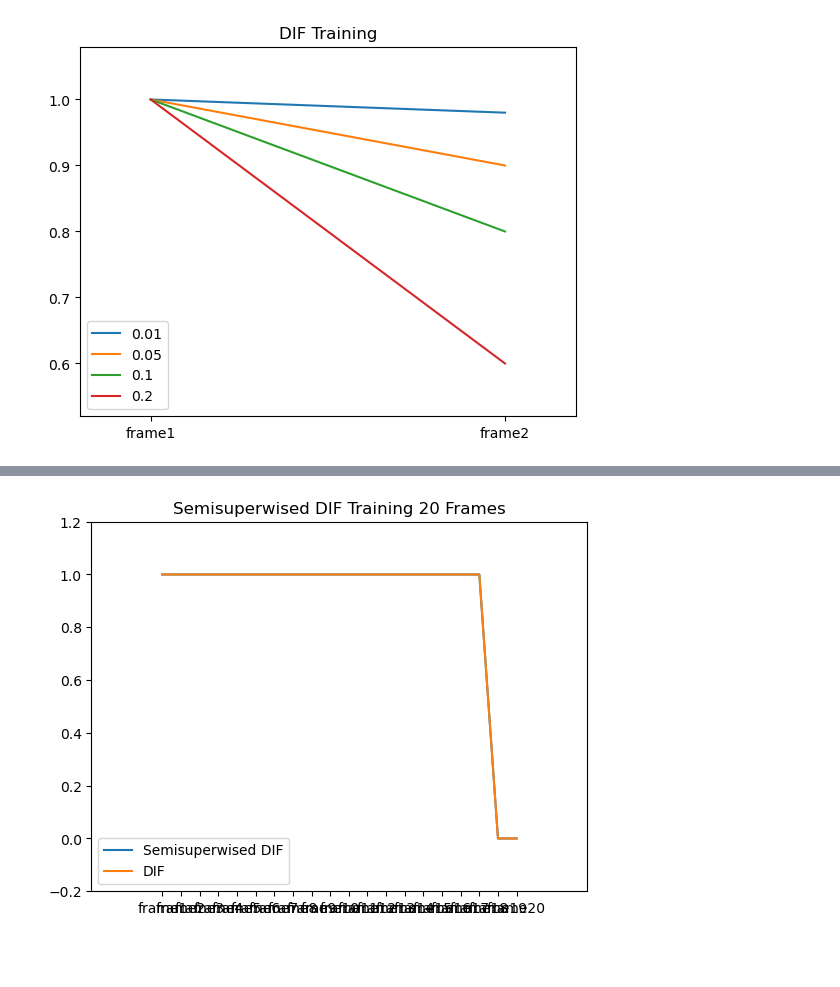
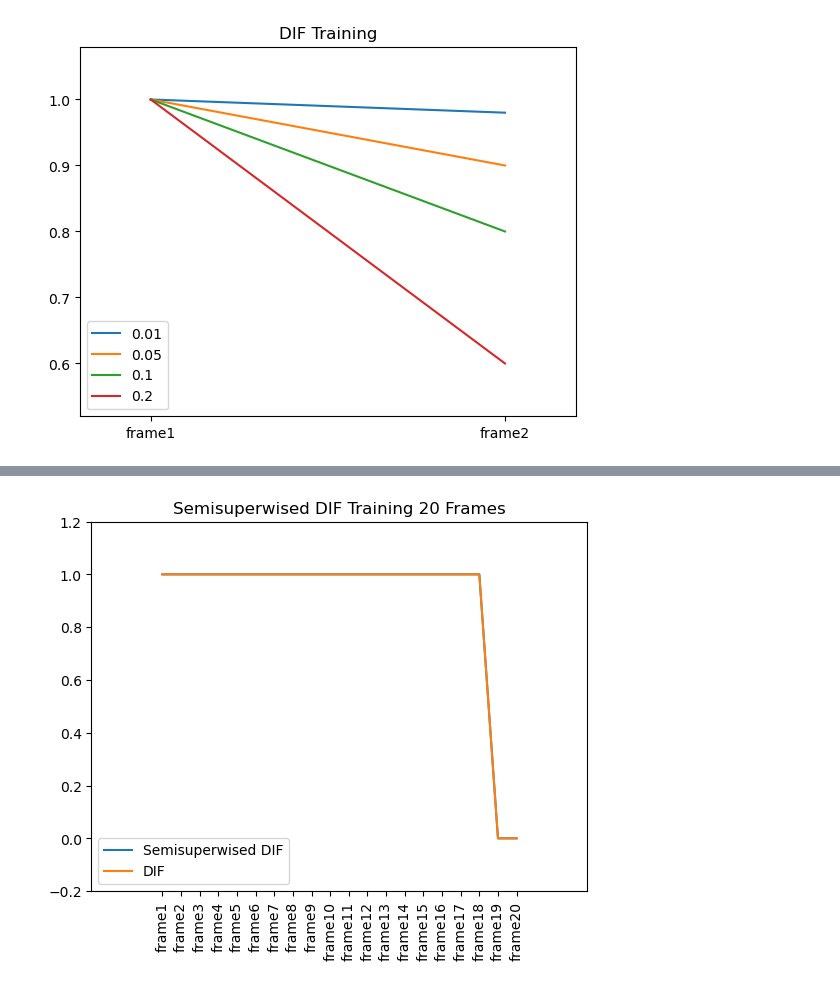
Before and after one commit to Dhavan-Shah/Visualising-Deep-Learning-Based-Outlier-Detection, a Jupyter notebook: comparison/With ROC and DIF/ComparisionDIFvsDIF.ipynb, the cells around one changed output, grey strips where cells are left out. Saved outputs shown, nothing was run; the diff lists cells and outputs as text; code cells hidden in the pictures; blank space fills up the shorter version.

```diff
--- a/comparison/With ROC and DIF/ComparisionDIFvsDIF.ipynb
+++ b/comparison/With ROC and DIF/ComparisionDIFvsDIF.ipynb
@@ -177,16 +177,16 @@ plt.show()
 # %%
 labels = ["frame1", "frame2", "frame3", "frame4","frame5", "frame6","frame7", "frame8","frame9", "frame10", "frame11", "frame12", "frame13", "frame14","frame15", "frame16","frame17", "frame18","frame19", "frame20"]
 x = [0.05, 0.1, 0.15, 0.2, 0.25, 0.3, 0.35, 0.4, 0.45, 0.5, 0.55, 0.6, 0.65, 0.7, 0.75, 0.8, 0.85, 0.9, 0.95, 1.0]
 
 plt.plot(x, Acc_train6,label='Semisuperwised DIF')
 plt.plot(x, Acc_dif_train6,label='DIF')
-plt.xticks(x, labels)
+plt.xticks(x, labels, rotation = 'vertical')
 plt.margins(0.2)
 plt.title("Semisuperwised DIF Training 20 Frames")
 plt.legend(loc='lower left')
 plt.show()
 # %% [output]
-[figure, old version]
+[figure, new version]
 # %%
 labels = ["frame1", "frame2", "frame3", "frame4","frame5", "frame6","frame7", "frame8","frame9", "frame10", "frame11", "frame12", "frame13", "frame14","frame15", "frame16","frame17", "frame18","frame19", "frame20"]
 x = [0.05, 0.1, 0.15, 0.2, 0.25, 0.3, 0.35, 0.4, 0.45, 0.5, 0.55, 0.6, 0.65, 0.7, 0.75, 0.8, 0.85, 0.9, 0.95, 1.0]
```
Also changed, not shown: parts of 3 cells of this notebook.
